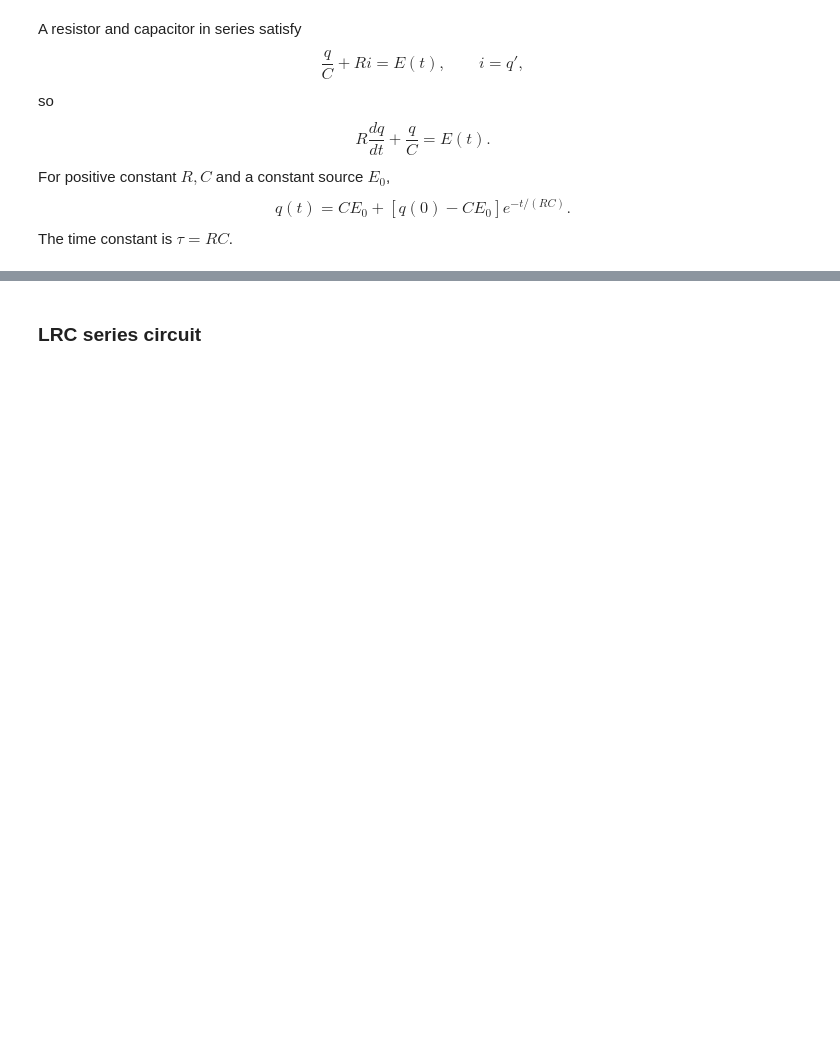
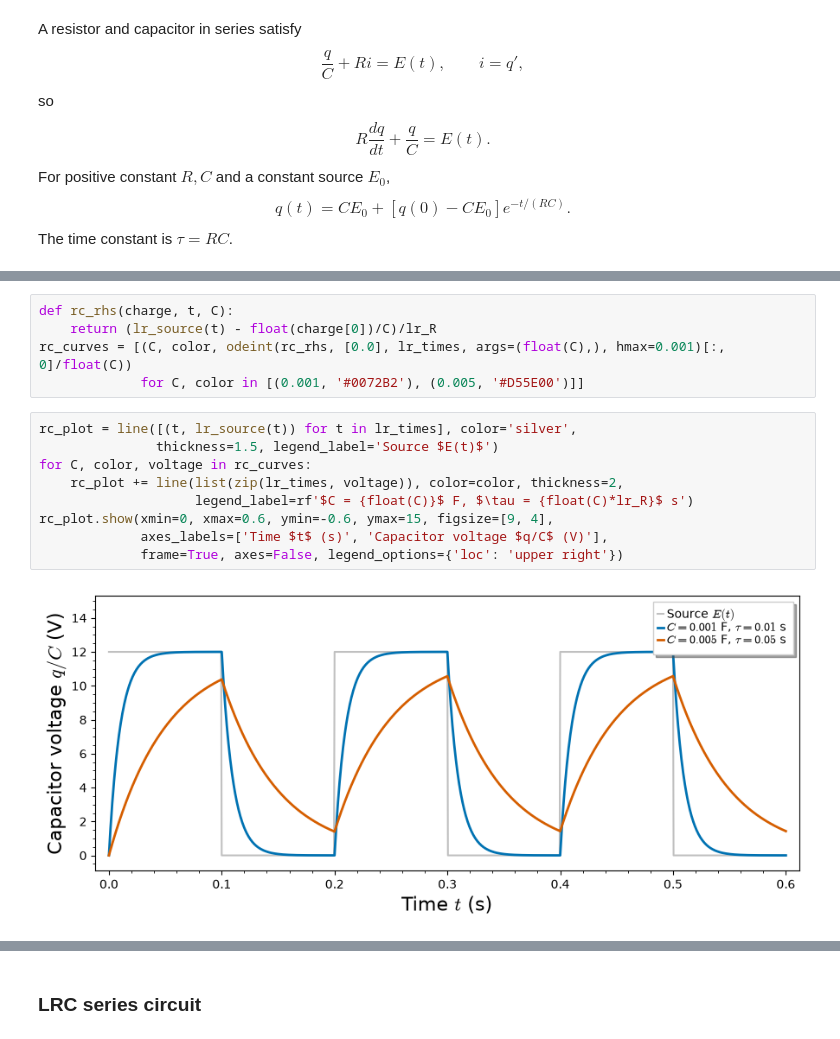
Before and after one commit to Symbol1/Differ2026, a Jupyter notebook: 0923.ipynb, the cells around one changed output, grey strips where cells are left out. Saved outputs shown, nothing was run; the diff lists cells and outputs as text; blank space fills up the shorter version.

```diff
--- a/0923.ipynb
+++ b/0923.ipynb
@@ -503,0 +567,16 @@ The time constant is $\tau = RC$.
+# %%
+def rc_rhs(charge, t, C):
+    return (lr_source(t) - float(charge[0])/C)/lr_R
+rc_curves = [(C, color, odeint(rc_rhs, [0.0], lr_times, args=(float(C),), hmax=0.001)[:, 0]/float(C))
+             for C, color in [(0.001, '#0072B2'), (0.005, '#D55E00')]]
+# %%
+rc_plot = line([(t, lr_source(t)) for t in lr_times], color='silver',
+               thickness=1.5, legend_label='Source $E(t)$')
+for C, color, voltage in rc_curves:
+    rc_plot += line(list(zip(lr_times, voltage)), color=color, thickness=2,
+                    legend_label=rf'$C = {float(C)}$ F, $\tau = {float(C)*lr_R}$ s')
+rc_plot.show(xmin=0, xmax=0.6, ymin=-0.6, ymax=15, figsize=[9, 4],
+             axes_labels=['Time $t$ (s)', 'Capacitor voltage $q/C$ (V)'],
+             frame=True, axes=False, legend_options={'loc': 'upper right'})
+# %% [output]
+[figure, added]
```
Also changed, not shown: parts of 54 cells of this notebook.
